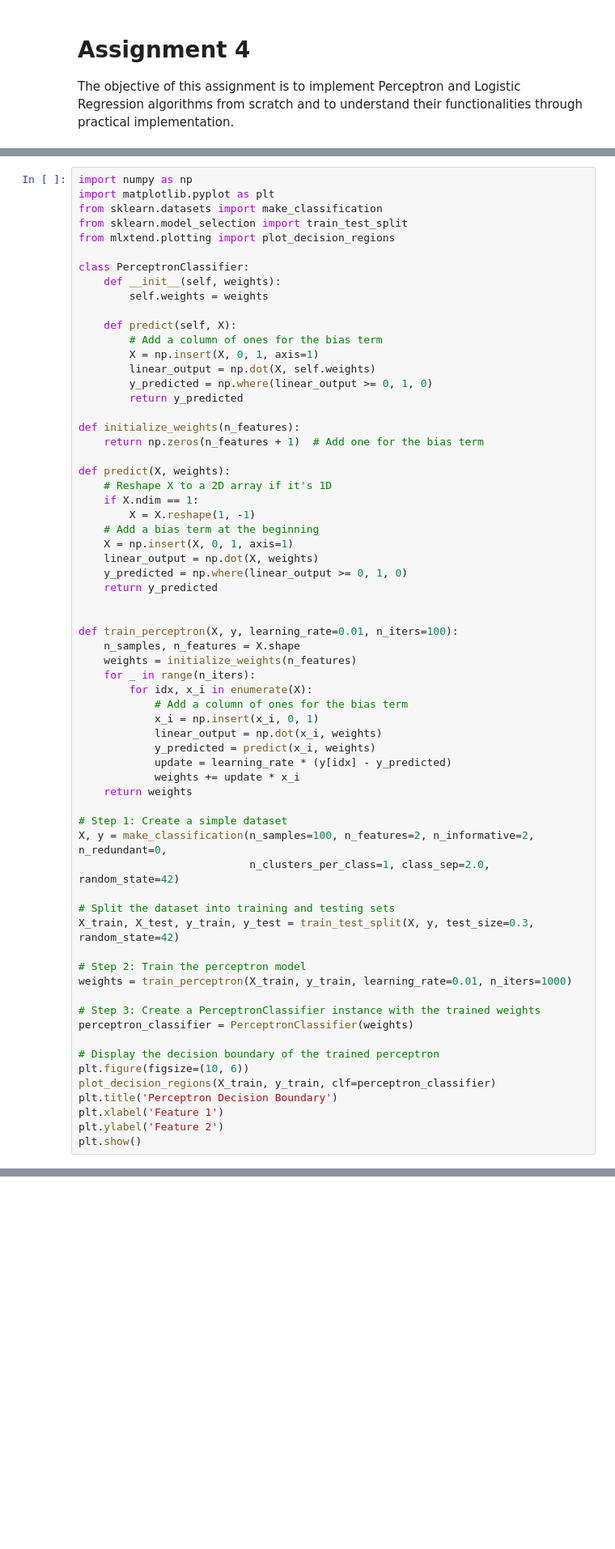
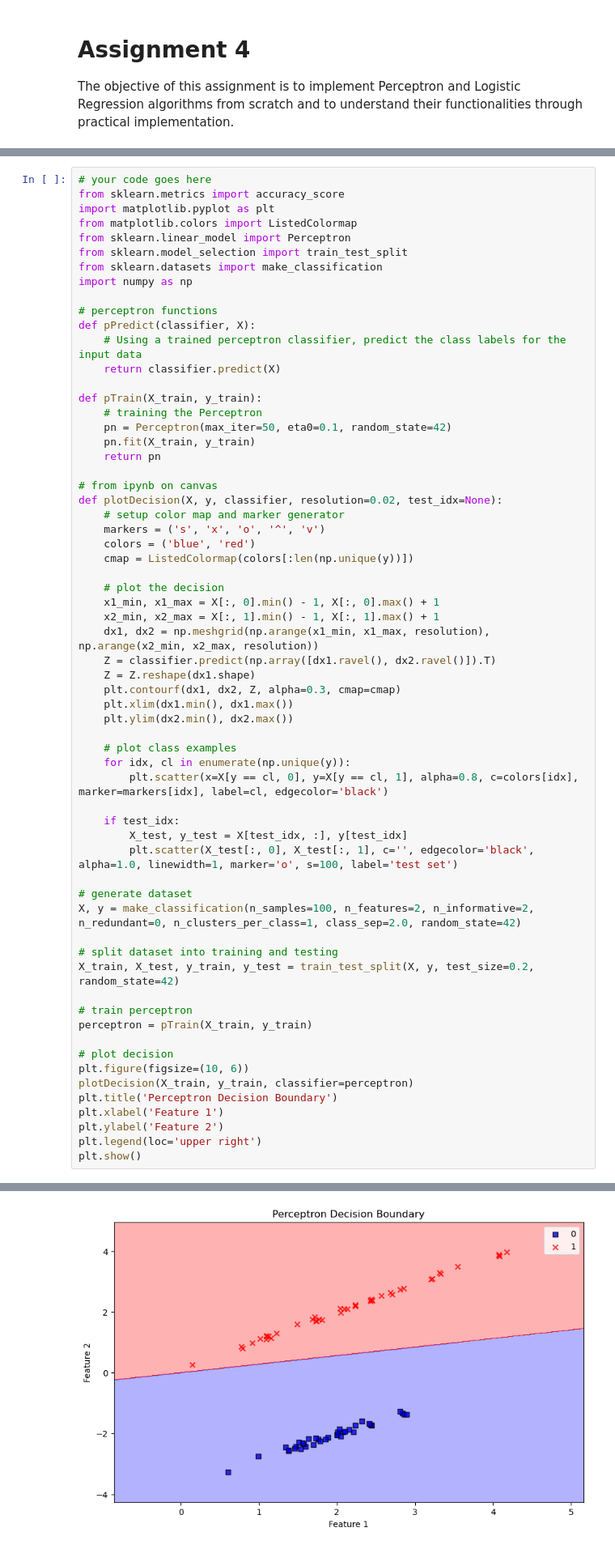
Before and after one commit to Mxxhxr/CS301, a Jupyter notebook: HW4/Assignment-4_Perceptron& LR HW.ipynb, the cells around one changed output, grey strips where cells are left out. Shown at 81% size. Saved outputs shown, nothing was run; the diff lists cells and outputs as text; blank space fills up the shorter version.

```diff
--- a/HW4/Assignment-4_Perceptron& LR HW.ipynb
+++ b/HW4/Assignment-4_Perceptron& LR HW.ipynb
@@ -19,68 +19,66 @@ X, y = make_classification(n_samples=100, n_features=2, n_informative=2, n_redun
 
 **3. Display the decision boundary of the trained Perceptron.** *for displaying boundary you can use plot_decision_regions() function from the notebook*
 # %%
+# your code goes here
+from sklearn.metrics import accuracy_score
+import matplotlib.pyplot as plt
+from matplotlib.colors import ListedColormap
+from sklearn.linear_model import Perceptron
+from sklearn.model_selection import train_test_split
+from sklearn.datasets import make_classification
 import numpy as np
-import matplotlib.pyplot as plt
-from sklearn.datasets import make_classification
-from sklearn.model_selection import train_test_split
-from mlxtend.plotting import plot_decision_regions
 
-class PerceptronClassifier:
-    def __init__(self, weights):
-        self.weights = weights
+# perceptron functions
+def pPredict(classifier, X):
+    # Using a trained perceptron classifier, predict the class labels for the input data
+    return classifier.predict(X)
 
-    def predict(self, X):
-        # Add a column of ones for the bias term
-        X = np.insert(X, 0, 1, axis=1)
-        linear_output = np.dot(X, self.weights)
-        y_predicted = np.where(linear_output >= 0, 1, 0)
-        return y_predicted
+def pTrain(X_train, y_train):
+    # training the Perceptron
+    pn = Perceptron(max_iter=50, eta0=0.1, random_state=42)
+    pn.fit(X_train, y_train)
+    return pn
 
-def initialize_weights(n_features):
-    return np.zeros(n_features + 1)  # Add one for the bias term
+# from ipynb on canvas
+def plotDecision(X, y, classifier, resolution=0.02, test_idx=None):
+    # setup color map and marker generator
+    markers = ('s', 'x', 'o', '^', 'v')
+    colors = ('blue', 'red')
+    cmap = ListedColormap(colors[:len(np.unique(y))])
 
-def predict(X, weights):
-    # Reshape X to a 2D array if it's 1D
-    if X.ndim == 1:
-        X = X.reshape(1, -1)
-    # Add a bias term at the beginning
-    X = np.insert(X, 0, 1, axis=1)
-    linear_output = np.dot(X, weights)
-    y_predicted = np.where(linear_output >= 0, 1, 0)
-    return y_predicted
+    # plot the decision
+    x1_min, x1_max = X[:, 0].min() - 1, X[:, 0].max() + 1
+    x2_min, x2_max = X[:, 1].min() - 1, X[:, 1].max() + 1
+    dx1, dx2 = np.meshgrid(np.arange(x1_min, x1_max, resolution), np.arange(x2_min, x2_max, resolution))
+    Z = classifier.predict(np.array([dx1.ravel(), dx2.ravel()]).T)
+    Z = Z.reshape(dx1.shape)
+    plt.contourf(dx1, dx2, Z, alpha=0.3, cmap=cmap)
+    plt.xlim(dx1.min(), dx1.max())
+    plt.ylim(dx2.min(), dx2.max())
 
+    # plot class examples
+    for idx, cl in enumerate(np.unique(y)):
+        plt.scatter(x=X[y == cl, 0], y=X[y == cl, 1], alpha=0.8, c=colors[idx], marker=markers[idx], label=cl, edgecolor='black')
 
-def train_perceptron(X, y, learning_rate=0.01, n_iters=100):
-    n_samples, n_features = X.shape
-    weights = initialize_weights(n_features)
-    for _ in range(n_iters):
-        for idx, x_i in enumerate(X):
-            # Add a column of ones for the bias term
-            x_i = np.insert(x_i, 0, 1)
-            linear_output = np.dot(x_i, weights)
-            y_predicted = predict(x_i, weights)
-            update = learning_rate * (y[idx] - y_predicted)
-            weights += update * x_i
-    return weights
+    if test_idx:
+        X_test, y_test = X[test_idx, :], y[test_idx]
+        plt.scatter(X_test[:, 0], X_test[:, 1], c='', edgecolor='black', alpha=1.0, linewidth=1, marker='o', s=100, label='test set')
 
-# Step 1: Create a simple dataset
-X, y = make_classification(n_samples=100, n_features=2, n_informative=2, n_redundant=0,
-                           n_clusters_per_class=1, class_sep=2.0, random_state=42)
+# generate dataset
+X, y = make_classification(n_samples=100, n_features=2, n_informative=2, n_redundant=0, n_clusters_per_class=1, class_sep=2.0, random_state=42)
 
-# Split the dataset into training and testing sets
-X_train, X_test, y_train, y_test = train_test_split(X, y, test_size=0.3, random_state=42)
+# split dataset into training and testing
+X_train, X_test, y_train, y_test = train_test_split(X, y, test_size=0.2, random_state=42)
 
-# Step 2: Train the perceptron model
-weights = train_perceptron(X_train, y_train, learning_rate=0.01, n_iters=1000)
+# train perceptron
+perceptron = pTrain(X_train, y_train)
 
-# Step 3: Create a PerceptronClassifier instance with the trained weights
-perceptron_classifier = PerceptronClassifier(weights)
-
-# Display the decision boundary of the trained perceptron
+# plot decision
 plt.figure(figsize=(10, 6))
-plot_decision_regions(X_train, y_train, clf=perceptron_classifier)
+plotDecision(X_train, y_train, classifier=perceptron)
 plt.title('Perceptron Decision Boundary')
 plt.xlabel('Feature 1')
 plt.ylabel('Feature 2')
+plt.legend(loc='upper right')
 plt.show()
 # %% [output]
@@ -88,3 +85,4 @@ ValueError: shapes (1,4) and (3,) not aligned: 4 (dim 1) != 3 (dim 0)
+[figure, added]
 # %% [markdown]
 ## Task 2: Evaluating Perceptron Performance (20 points)
 
```
Also changed, not shown: parts of 5 cells of this notebook.
